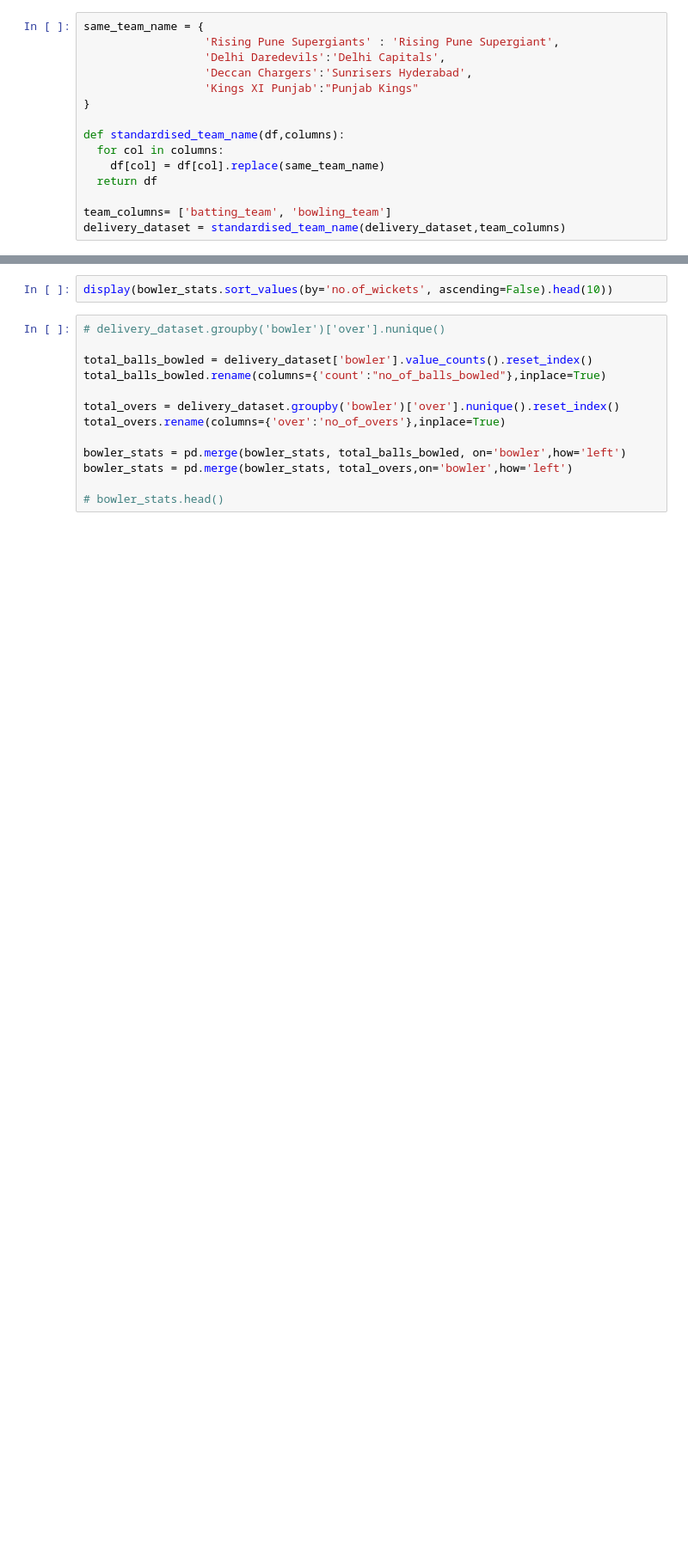
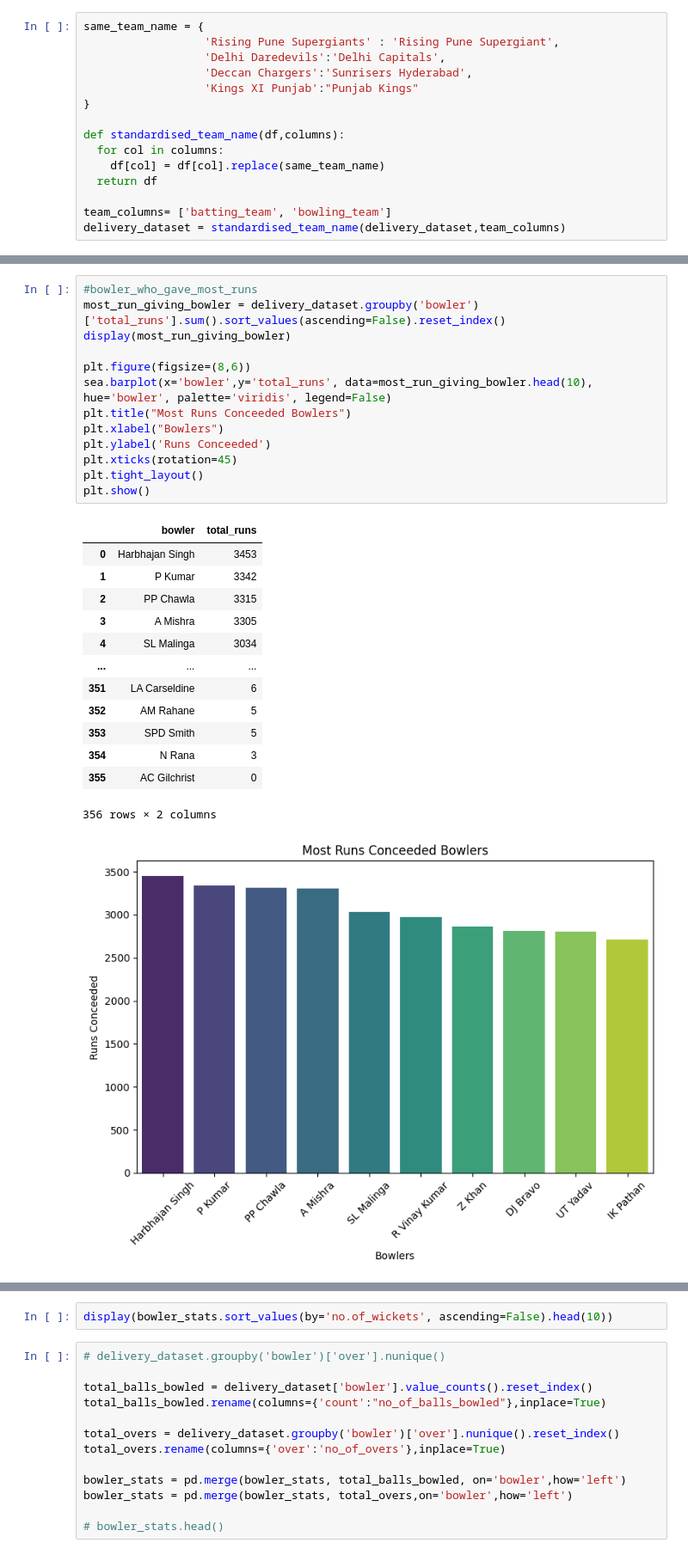
Before and after one commit to sxrthk17/ml-journey, a Jupyter notebook: week1/day6_IPL_EDA_deliveries.ipynb, the cells around one changed output, grey strips where cells are left out. Shown at 86% size. Saved outputs shown, nothing was run; the diff lists cells and outputs as text; blank space fills up the shorter version.

```diff
--- a/week1/day6_IPL_EDA_deliveries.ipynb
+++ b/week1/day6_IPL_EDA_deliveries.ipynb
@@ -172,3 +367,31 @@ display(most_run_giving_bowler)
+# %%
+#bowler_who_gave_most_runs
+most_run_giving_bowler = delivery_dataset.groupby('bowler')['total_runs'].sum().sort_values(ascending=False).reset_index()
+display(most_run_giving_bowler)
+
+plt.figure(figsize=(8,6))
+sea.barplot(x='bowler',y='total_runs', data=most_run_giving_bowler.head(10), hue='bowler', palette='viridis', legend=False)
+plt.title("Most Runs Conceeded Bowlers")
+plt.xlabel("Bowlers")
+plt.ylabel('Runs Conceeded')
+plt.xticks(rotation=45)
+plt.tight_layout()
+plt.show()
+# %% [output]
+|  | bowler | total_runs |
+| 0 | Harbhajan Singh | 3453 |
+| 1 | P Kumar | 3342 |
+| 2 | PP Chawla | 3315 |
+| 3 | A Mishra | 3305 |
+| 4 | SL Malinga | 3034 |
+| ... | ... | ... |
+| 351 | LA Carseldine | 6 |
+| 352 | AM Rahane | 5 |
+| 353 | SPD Smith | 5 |
+| 354 | N Rana | 3 |
+| 355 | AC Gilchrist | 0 |
+356 rows × 2 columns
+[figure, added]
 # %%
 bowler_who_bowled_most_wide = delivery_dataset.groupby('bowler')['wide_runs'].sum().sort_values(ascending=False)
 # display(bowler_who_bowled_most_wide)
```
Also changed, not shown: parts of 35 cells of this notebook.
